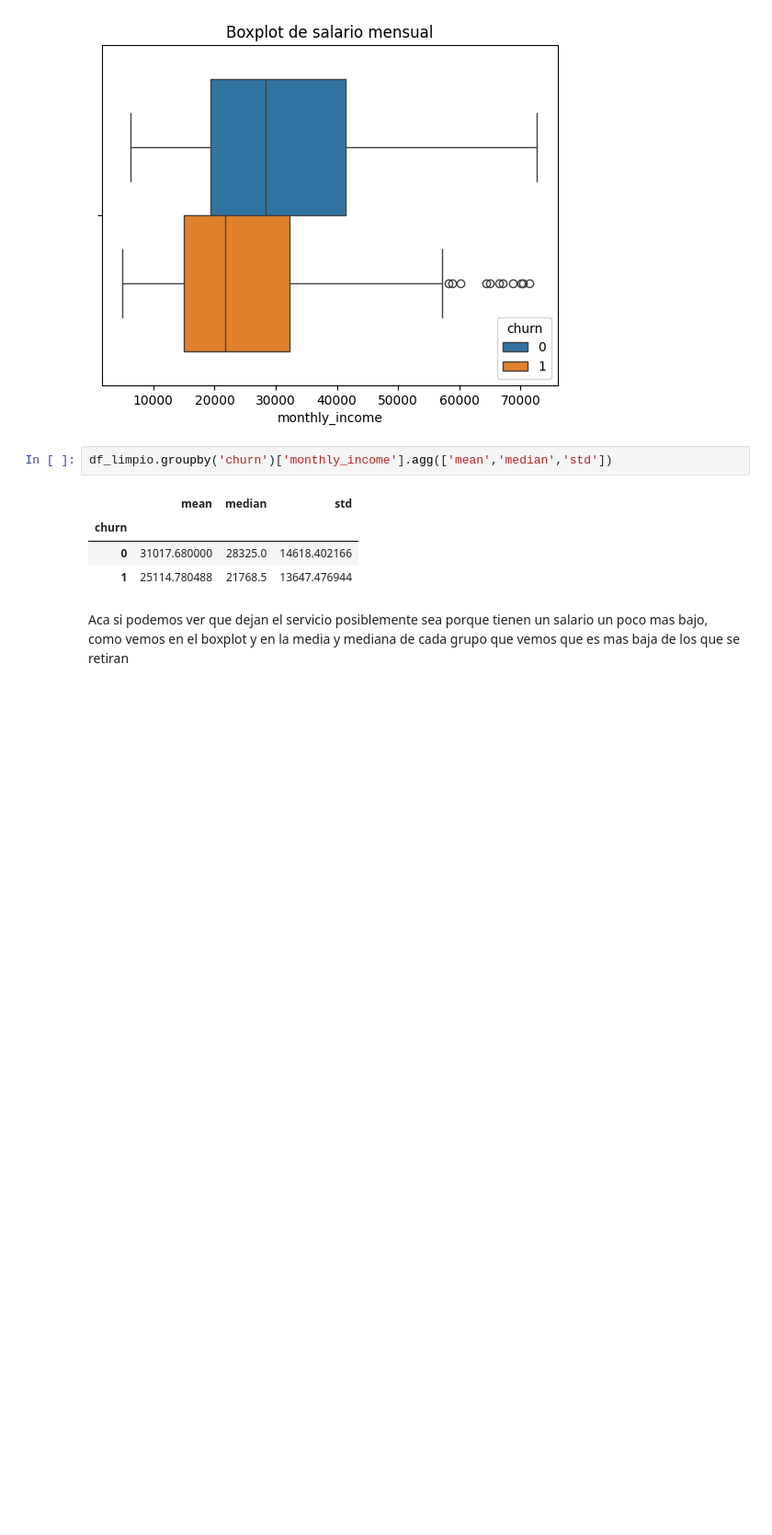
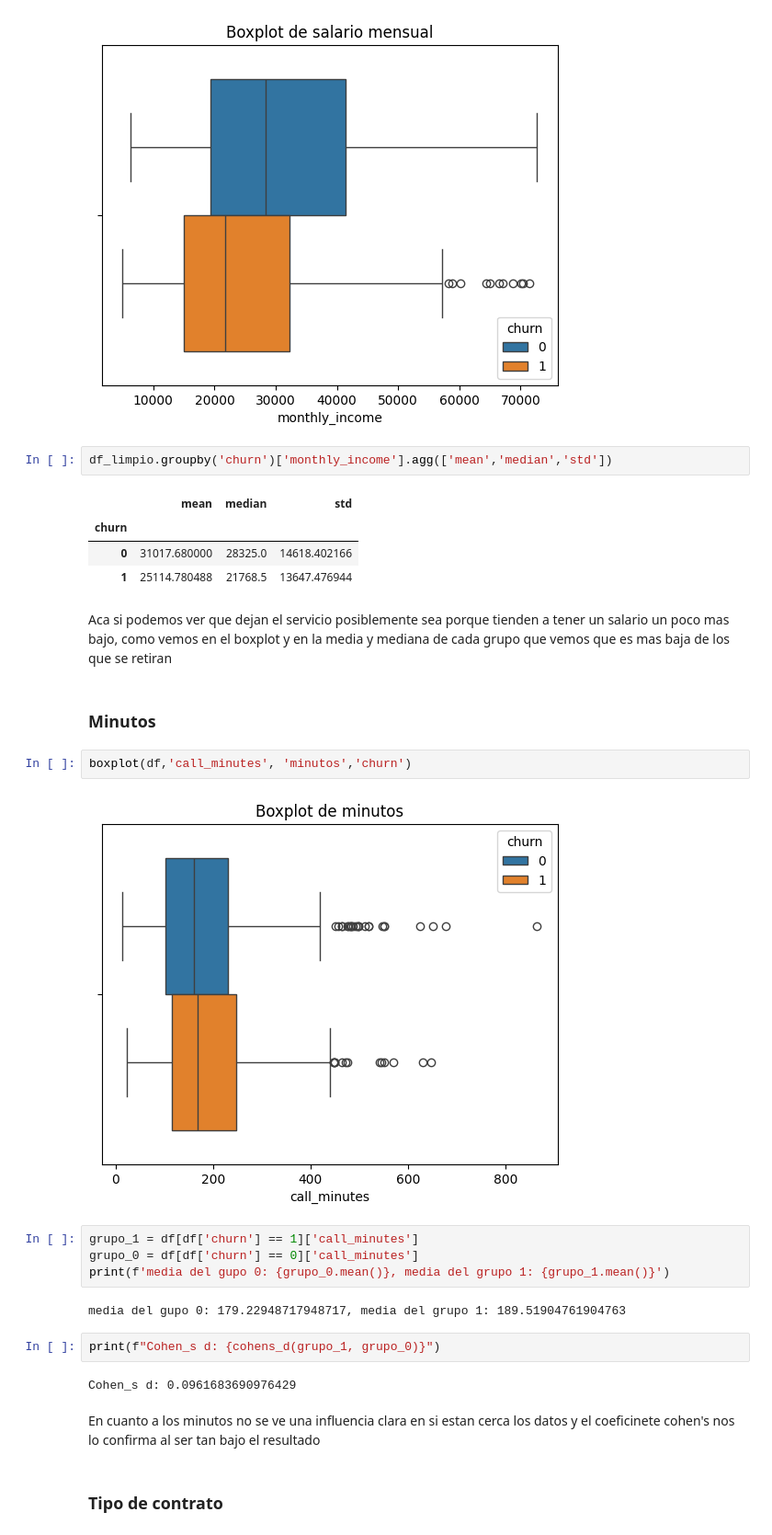
Before and after one commit to danielreyes04/Telecom_customer_data_analysis, a Jupyter notebook: Telecom_customer.ipynb, the cells around one changed output. Shown at 92% size. Drawn from its saved outputs; the diff is of its cells as text; blank space fills up the shorter version.

```diff
--- a/Telecom_customer.ipynb
+++ b/Telecom_customer.ipynb
@@ -285,4 +290,24 @@ df_limpio.groupby('churn')['monthly_income'].agg(['mean','median','std'])
 | 0 | 31017.680000 | 28325.0 | 14618.402166 |
 | 1 | 25114.780488 | 21768.5 | 13647.476944 |
 # %% [markdown]
-Aca si podemos ver que dejan el servicio posiblemente sea porque tienen un salario un poco mas bajo, como  vemos en el boxplot y en la media y mediana de cada grupo que vemos que es mas baja de los que se retiran
+Aca si podemos ver que dejan el servicio posiblemente sea porque tienden a tener un salario un poco mas bajo, como  vemos en el boxplot y en la media y mediana de cada grupo que vemos que es mas baja de los que se retiran
+# %% [markdown]
+### Minutos
+# %%
+boxplot(df,'call_minutes', 'minutos','churn')
+# %% [output]
+[figure, added]
+# %%
+grupo_1 = df[df['churn'] == 1]['call_minutes']
+grupo_0 = df[df['churn'] == 0]['call_minutes']
+print(f'media del gupo 0: {grupo_0.mean()}, media del grupo 1: {grupo_1.mean()}')
+# %% [output]
+media del gupo 0: 179.22948717948717, media del grupo 1: 189.51904761904763
+# %%
+print(f"Cohen_s d: {cohens_d(grupo_1, grupo_0)}")
+# %% [output]
+Cohen_s d: 0.0961683690976429
+# %% [markdown]
+En cuanto a los minutos no se ve una influencia clara en si estan cerca los datos y el coeficinete cohen's nos lo confirma al ser tan bajo el resultado
+# %% [markdown]
+### Tipo de contrato
```
Also changed, not shown: parts of 13 cells of this notebook.
